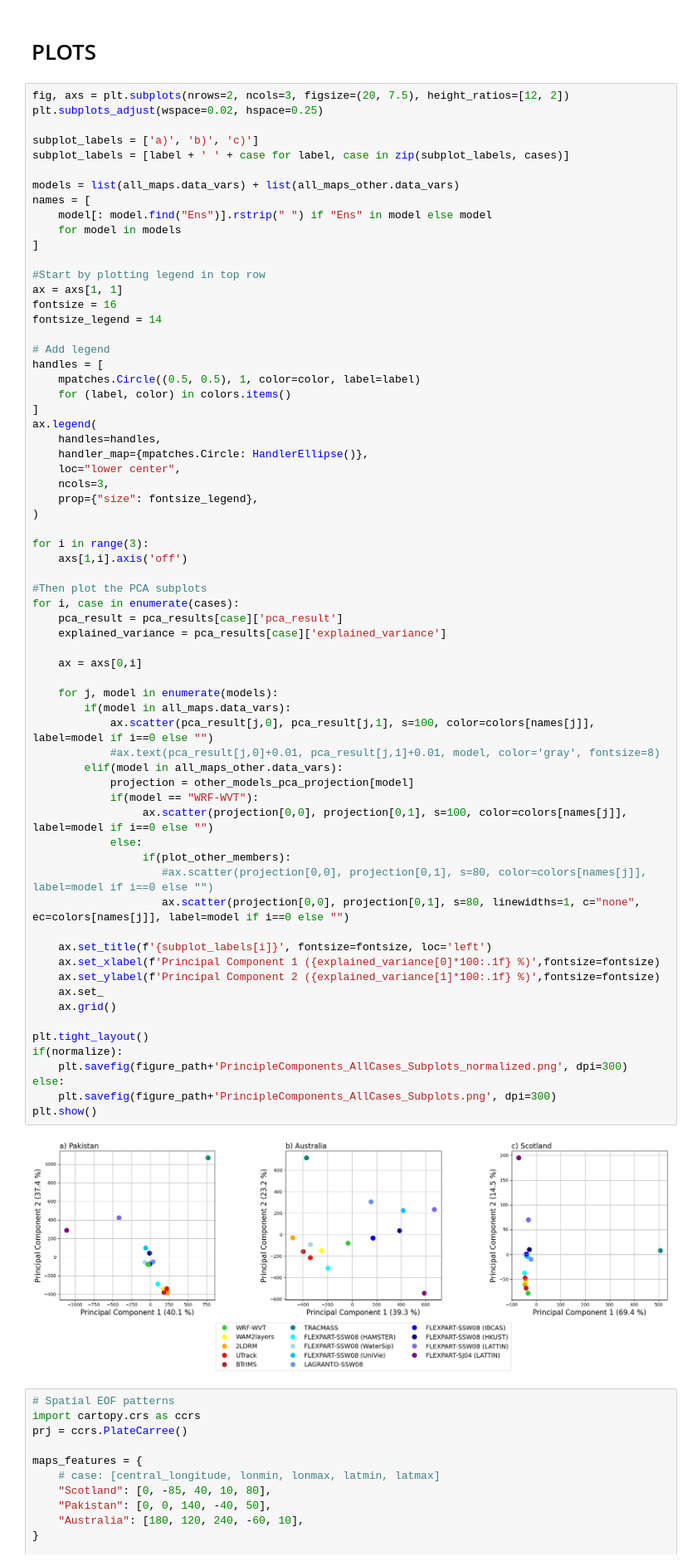
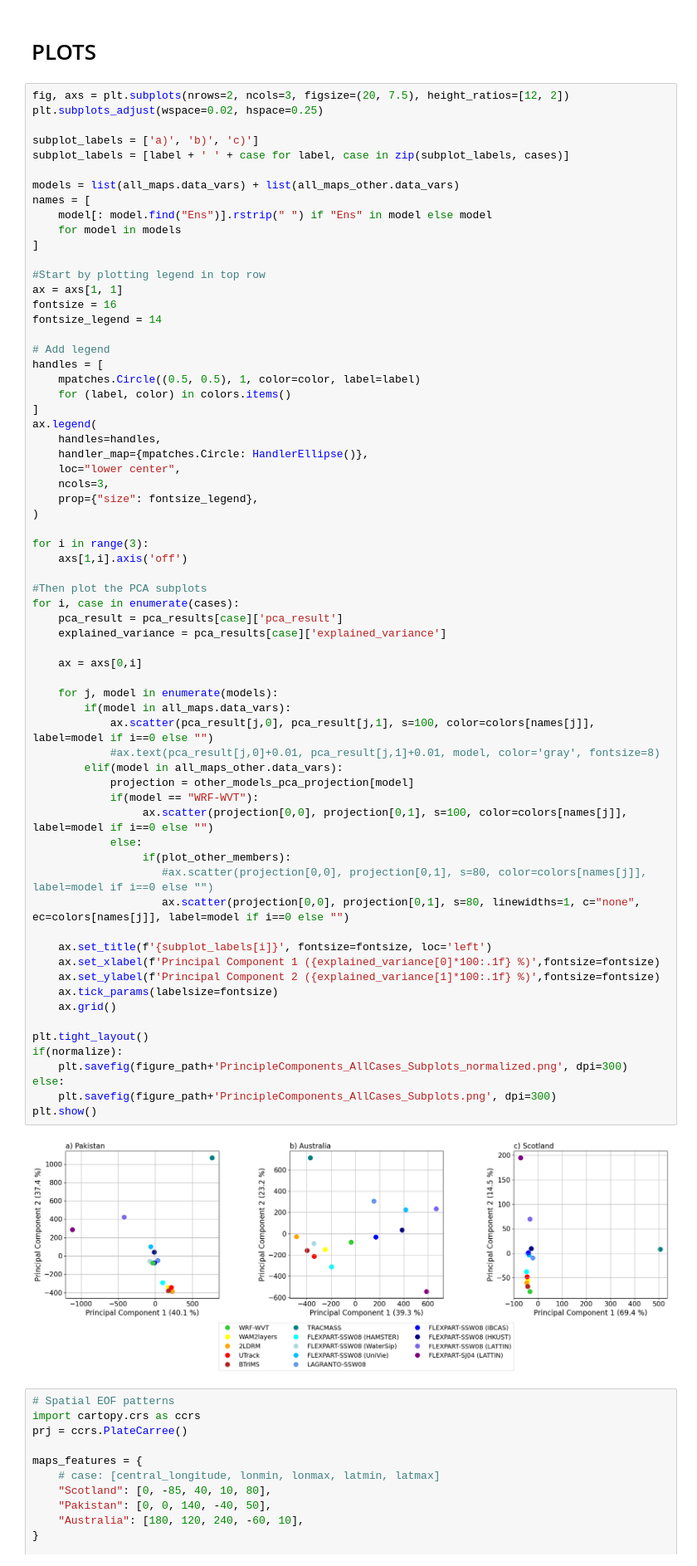
Before and after one commit to Moisture-tracking-community/INSPIRE, a Jupyter notebook: Figure8_Clustering.ipynb, the cells around one changed output. Shown at 83% size. Saved outputs shown, nothing was run; the diff lists cells and outputs as text.

Commit message:
Increased fontsize of labels

```diff
--- a/Figure8_Clustering.ipynb
+++ b/Figure8_Clustering.ipynb
@@ -338,35 +338,35 @@ for i, case in enumerate(cases):
     pca_result = pca_results[case]['pca_result']
     explained_variance = pca_results[case]['explained_variance']
 
     ax = axs[0,i]
 
     for j, model in enumerate(models):
         if(model in all_maps.data_vars):
             ax.scatter(pca_result[j,0], pca_result[j,1], s=100, color=colors[names[j]], label=model if i==0 else "")
             #ax.text(pca_result[j,0]+0.01, pca_result[j,1]+0.01, model, color='gray', fontsize=8)
         elif(model in all_maps_other.data_vars):
             projection = other_models_pca_projection[model]
             if(model == "WRF-WVT"):
                  ax.scatter(projection[0,0], projection[0,1], s=100, color=colors[names[j]], label=model if i==0 else "")
             else:
                  if(plot_other_members):
                     #ax.scatter(projection[0,0], projection[0,1], s=80, color=colors[names[j]], label=model if i==0 else "")
                     ax.scatter(projection[0,0], projection[0,1], s=80, linewidths=1, c="none", ec=colors[names[j]], label=model if i==0 else "")
 
     ax.set_title(f'{subplot_labels[i]}', fontsize=fontsize, loc='left')
     ax.set_xlabel(f'Principal Component 1 ({explained_variance[0]*100:.1f} %)',fontsize=fontsize)
     ax.set_ylabel(f'Principal Component 2 ({explained_variance[1]*100:.1f} %)',fontsize=fontsize)
-    ax.set_
+    ax.tick_params(labelsize=fontsize)
     ax.grid()
 
 plt.tight_layout()
 if(normalize):
     plt.savefig(figure_path+'PrincipleComponents_AllCases_Subplots_normalized.png', dpi=300)
 else:
     plt.savefig(figure_path+'PrincipleComponents_AllCases_Subplots.png', dpi=300)
 plt.show()
 # %% [output]
-[figure, old version]
+[figure, new version]
 # %%
 # Spatial EOF patterns
 import cartopy.crs as ccrs
```
